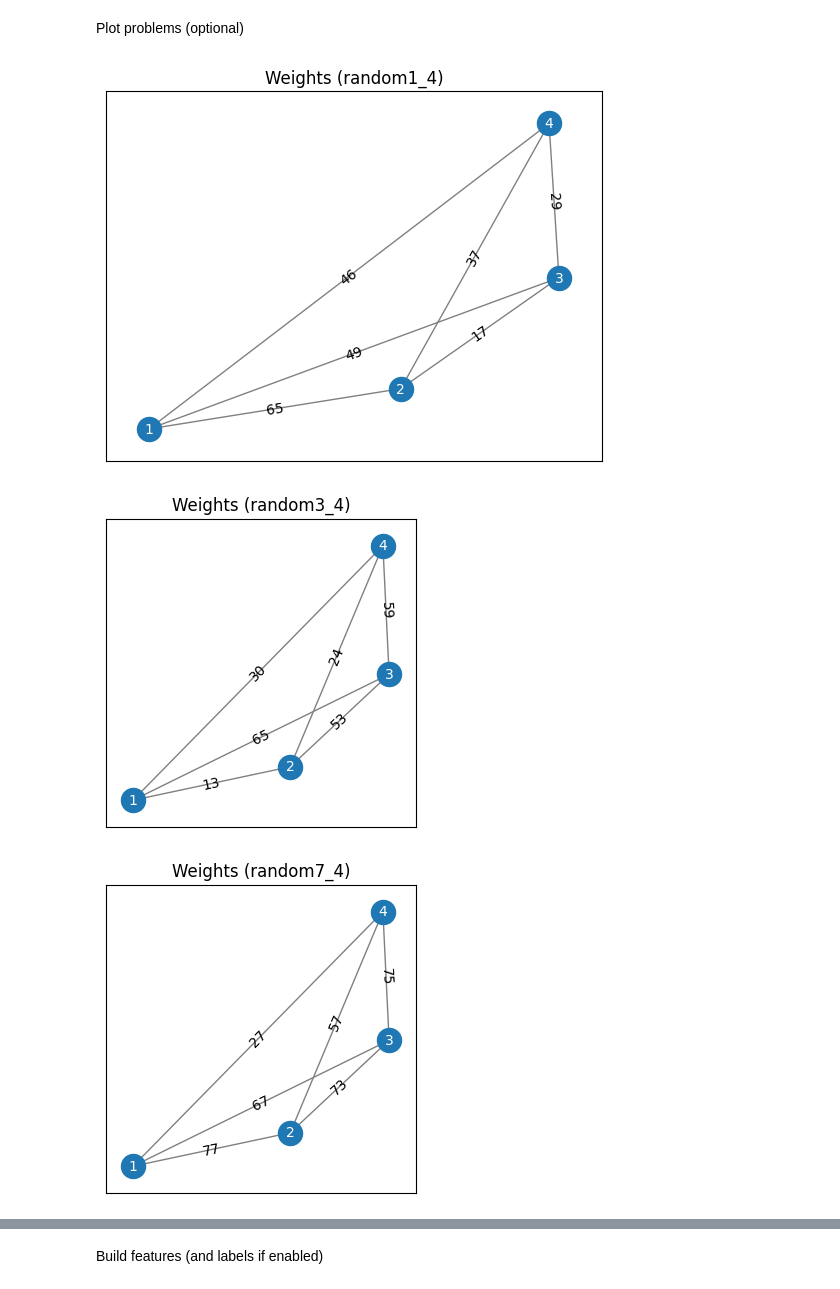
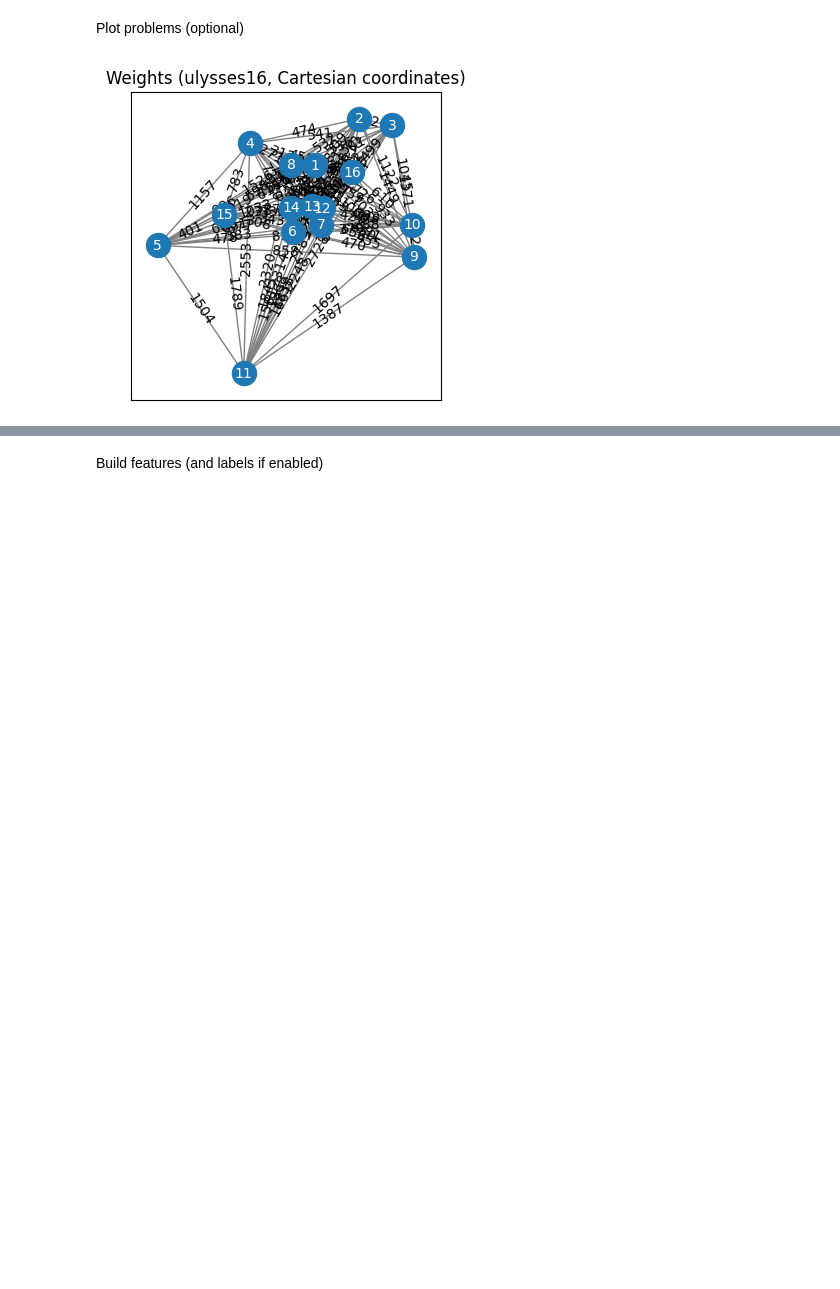
Before and after one commit to krishnabhattaram/TSPPruning, a Jupyter notebook: build_features_and_labels.ipynb, the cells around one changed output, grey strips where cells are left out. Drawn from its saved outputs; the diff is of its cells as text; code cells hidden in the pictures; blank space fills up the shorter version.

Commit message:
Add plotting with Cartesian coordinates and add random1_4 special problem

```diff
--- a/build_features_and_labels.ipynb
+++ b/build_features_and_labels.ipynb
@@ -27,7 +27,7 @@ BUILD_LABELS = True
 # Choose the layout function for arranging nodes in the visualizations
 # Recommended choices: nx.spiral_layout, nx.spring_layout
 import networkx as nx
-VIZ_LAYOUT = nx.spiral_layout
+DEFAULT_VIZ_LAYOUT = nx.spiral_layout
 # %% [output]
 Building data directories...
 Directory already exists: /Users/dtong/dev/TSPPruning/tsplib-data/problems
@@ -55,15 +55,21 @@ from optlearn.io_utils import optObject
 
 import matplotlib.pyplot as plt
 
+from optlearn.plotting import get_x_y_lists
+
 PYPLOT_W, PYPLOT_H = 4, 4 # in inches
 ARC_RADIUS = 0.15
 
 class TSPPlotData:
-	def __init__(self, G: nx.Graph | nx.DiGraph):
+	def __init__(self, problem: optObject, problem_name: str):
+		G = problem.get_graph()
 		self.G = G
 		self.edges = get_edges(G)
-		self.pos = VIZ_LAYOUT(G)
+		coords = problem.get_keyword_dict()['NODE_COORD_SECTION']
+		self.has_real_coords = coords != None
+		self.pos = coords or DEFAULT_VIZ_LAYOUT(G)
 		self.weights = get_weights(G)
+		self.problem_name = problem_name
 
 	def plot(self, edge_values_list, ax=None, use_alpha=False):
 		nx.draw_networkx_nodes(self.G, self.pos, ax=ax)
@@ -90,6 +96,11 @@ class TSPPlotData:
 				ax=ax,
 				connectionstyle=connectionstyle
 			)
+
+	def __str__(self):
+		coord_description = ('Cartesian' if self.has_real_coords else 'arbitrary') + ' coordinates'
+		return f'({self.problem_name}, {coord_description})'
+
 plot_cache: dict[str, TSPPlotData] = {}
 # %% [markdown]
 Load Problems (required for pretty-printing/plots)
@@ -99,7 +110,6 @@ for problem_file_name in os.listdir(PROBLEMS_PATH):
 	problem_name = problem_file_name.removesuffix('.tsp')
 	problem_file_path = os.path.join(PROBLEMS_PATH, problem_file_name)
 	# Returns graph with N(N - 1) edges (all directed edges besides loops)
-	G1 = optObject().read_problem_from_file(problem_file_path)
-	G = G1.get_graph()
-	plot_cache[problem_name] = TSPPlotData(G)
+	problem = optObject().read_problem_from_file(problem_file_path)
+	plot_cache[problem_name] = TSPPlotData(problem, problem_name)
 # %% [output]
@@ -125,10 +119,8 @@ Plot problems (optional)
 # %%
 for problem_name, plot_data in plot_cache.items():
 	plot_data.plot(plot_data.weights)
-	plt.title(f'Weights ({problem_name})')
+	plt.title(f'Weights {plot_data}')
 	plt.rcParams["figure.figsize"] = (PYPLOT_W, PYPLOT_H)
 	plt.show()
 # %% [output]
-[figure, old version]
+[figure, new version]
-[figure, removed]
-[figure, removed]
```
Also changed, not shown: parts of 6 cells of this notebook, 3 other files.
